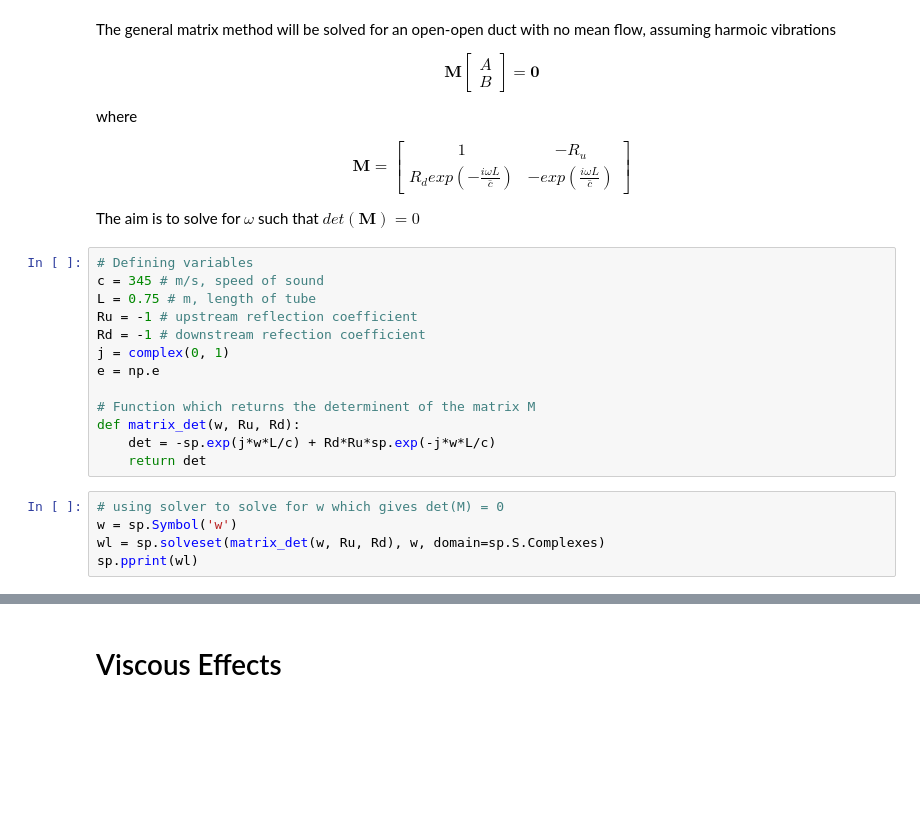
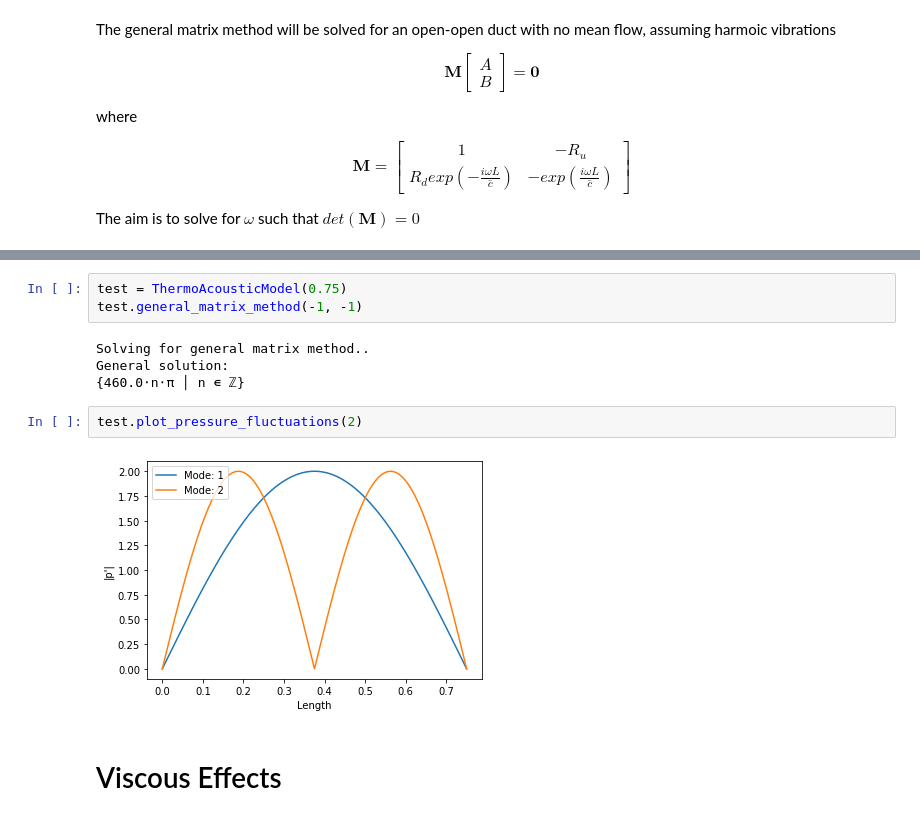
Before and after one commit to kyubin-l/fyp, a Jupyter notebook: acoustic-modes.ipynb, the cells around one changed output, grey strips where cells are left out. Cells and saved outputs as stored; diff of their text form; blank space fills up the shorter version.

Commit message:
implementation of ThermoAcoustic class

```diff
--- a/acoustic-modes.ipynb
+++ b/acoustic-modes.ipynb
@@ -23,21 +21,3 @@ $$ \mathbf{M} = \begin{bmatrix} 1 & -R_{u} \\ R_{d}exp\left(-\frac{i\omega L}{\b
 
 
 The aim is to solve for $\omega$ such that $det(\mathbf{M}) = 0$
-# %%
-# Defining variables
-c = 345 # m/s, speed of sound
-L = 0.75 # m, length of tube
-Ru = -1 # upstream reflection coefficient
-Rd = -1 # downstream refection coefficient
-j = complex(0, 1)
-e = np.e
-
-# Function which returns the determinent of the matrix M
-def matrix_det(w, Ru, Rd):
-    det = -sp.exp(j*w*L/c) + Rd*Ru*sp.exp(-j*w*L/c)
-    return det
-# %%
-# using solver to solve for w which gives det(M) = 0
-w = sp.Symbol('w')
-wl = sp.solveset(matrix_det(w, Ru, Rd), w, domain=sp.S.Complexes)
-sp.pprint(wl)
@@ -91,3 +89,14 @@ plot_modes(p[:,:3], ['Mode 1', 'Mode 2', 'Mode 3'])
+# %%
+test = ThermoAcousticModel(0.75)
+test.general_matrix_method(-1, -1)
+# %% [output]
+Solving for general matrix method..
+General solution:
+{460.0⋅n⋅π │ n ∊ ℤ}
+# %%
+test.plot_pressure_fluctuations(2)
+# %% [output]
+[figure, added]
 # %% [markdown]
 # Viscous Effects
 # %% [markdown]
```
Also changed, not shown: parts of 12 cells of this notebook.
